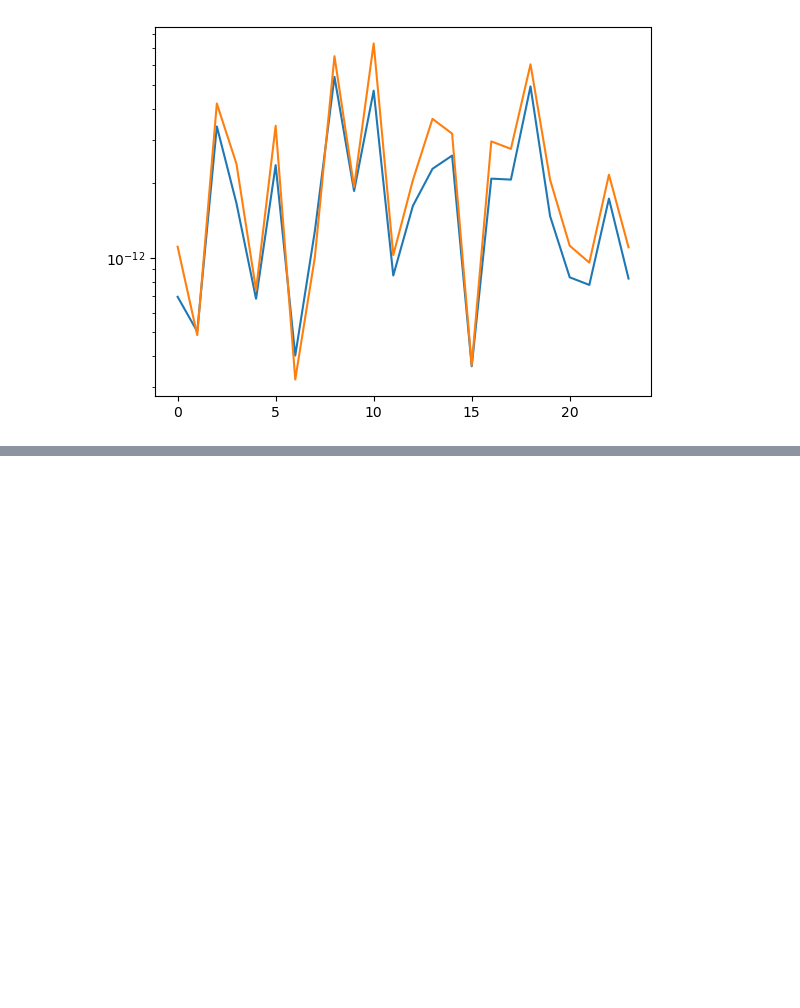
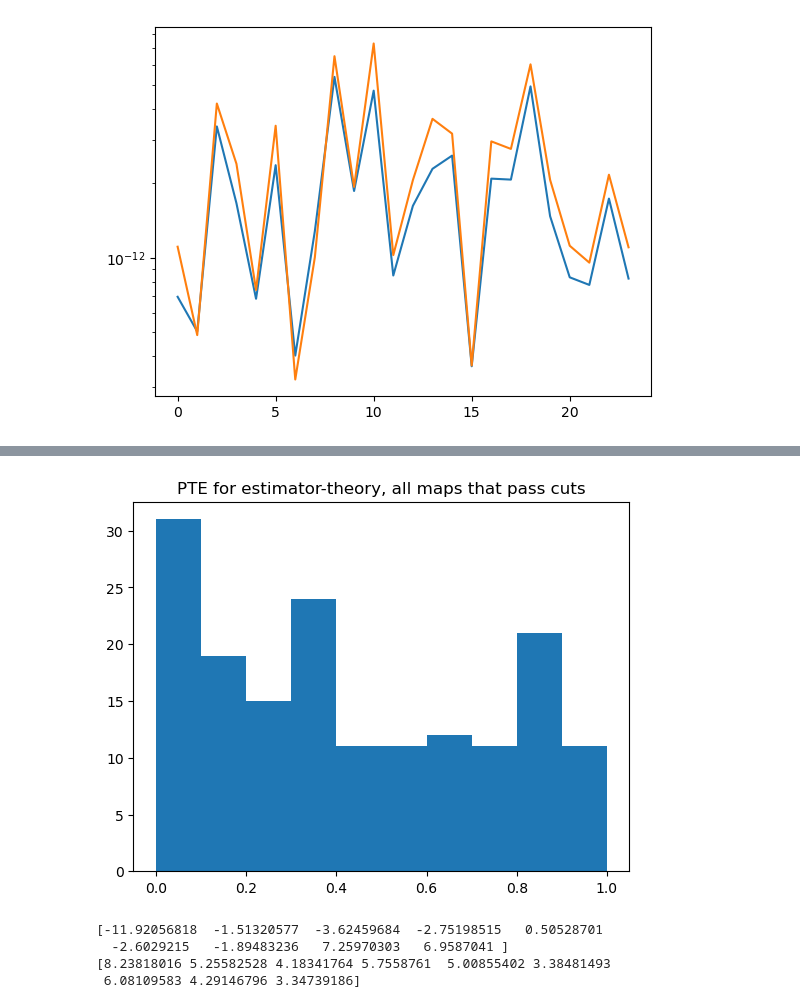
Before and after one commit to zhuber21/act-axion-analysis, a Jupyter notebook: notebooks/array_differences_larger_depth1_set_20241125.ipynb, the cells around one changed output, grey strips where cells are left out. Cells and saved outputs as stored; diff of their text form; code cells hidden in the pictures; blank space fills up the shorter version.

```diff
--- a/notebooks/array_differences_larger_depth1_set_20241125.ipynb
+++ b/notebooks/array_differences_larger_depth1_set_20241125.ipynb
@@ -484,0 +519,42 @@ plt.close()
+# %%
+# Extracting results into separate arrays for ease of access
+angles_rad = []
+errbars_rad = []
+
+for i in range(n_maps):
+    angles_rad.append(np.deg2rad(spectra_dict[maps[i]]['meas_angle']))
+    errbars_rad.append(np.deg2rad(spectra_dict[maps[i]]['meas_errbar']))
+
+angles_rad = np.array(angles_rad)
+errbars_rad = np.array(errbars_rad)
+# %%
+# 12/10/24
+# Steve also wanted me to try doing a chi2 for every good map to make sure that this is randomly distributed.
+chi2_good_maps = []
+pte_good_maps = []
+
+for idx in set_pass_all_cuts:
+    null = estimators[idx] - test_CAMB_EE*np.sin(2*angles_rad[idx])
+    sum_cov = covariances[idx] + (test_CAMB_EE*np.sin(2*errbars_rad[idx]))**2 # correct in small angle approx, I think
+    chi2_good_map = np.sum(null**2/(1.0*sum_cov))
+    dof_good_map = null.size - 1 # Should be the same each time
+    pte_good_map = chi2.sf(chi2_good_map,dof_good_map)
+    chi2_good_maps.append(chi2_good_map)
+    pte_good_maps.append(pte_good_map)
+chi2_good_maps = np.array(chi2_good_maps)
+pte_good_maps = np.array(pte_good_maps)
+# %%
+plt.hist(pte_good_maps,bins=10,range=(0.0,1.0))
+plt.title("PTE for estimator-theory, all maps that pass cuts")
+plt.show()
+plt.close()
+# %% [output]
+[figure, added]
+# %%
+print(np.rad2deg(angles_rad[19:28]))
+print(np.rad2deg(errbars_rad[19:28]))
+# %% [output]
+[-11.92056818  -1.51320577  -3.62459684  -2.75198515   0.50528701
+  -2.6029215   -1.89483236   7.25970303   6.9587041 ]
+[8.23818016 5.25582528 4.18341764 5.7558761  5.00855402 3.38481493
+ 6.08109583 4.29146796 3.34739186]
```
Also changed, not shown: parts of 11 cells of this notebook, 3 other files.
